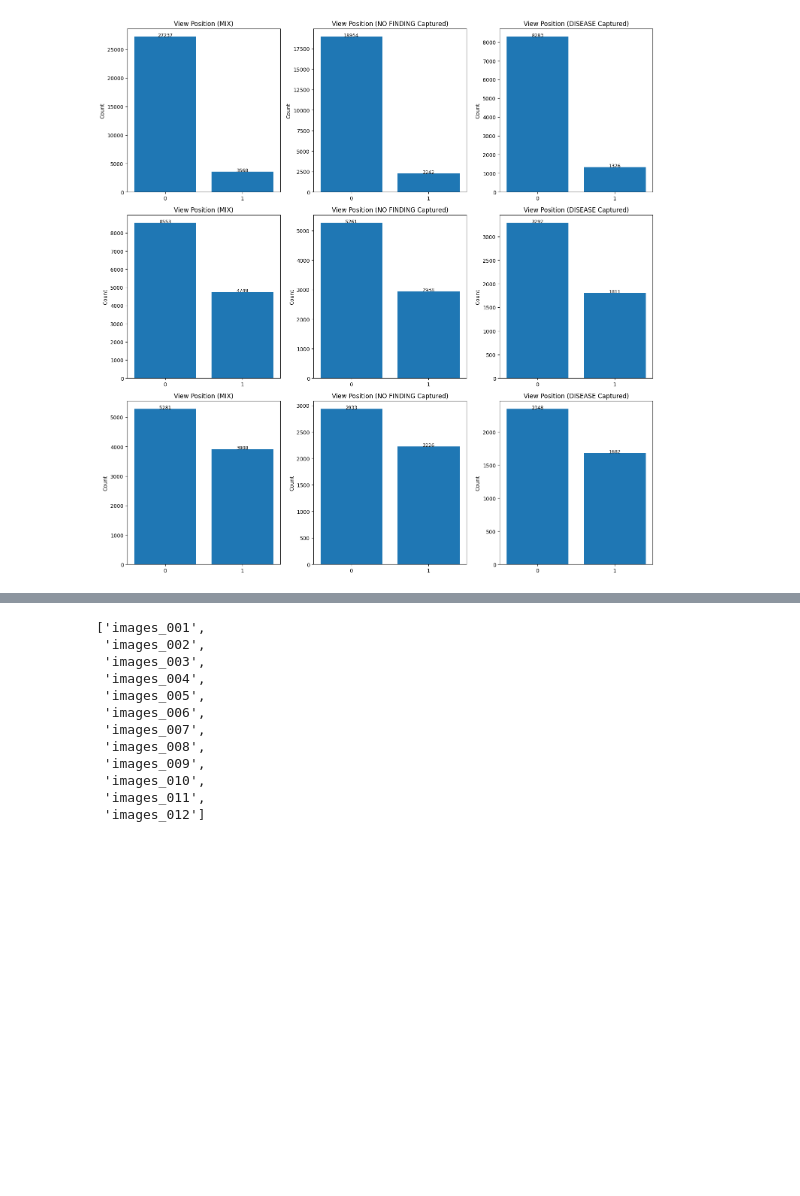
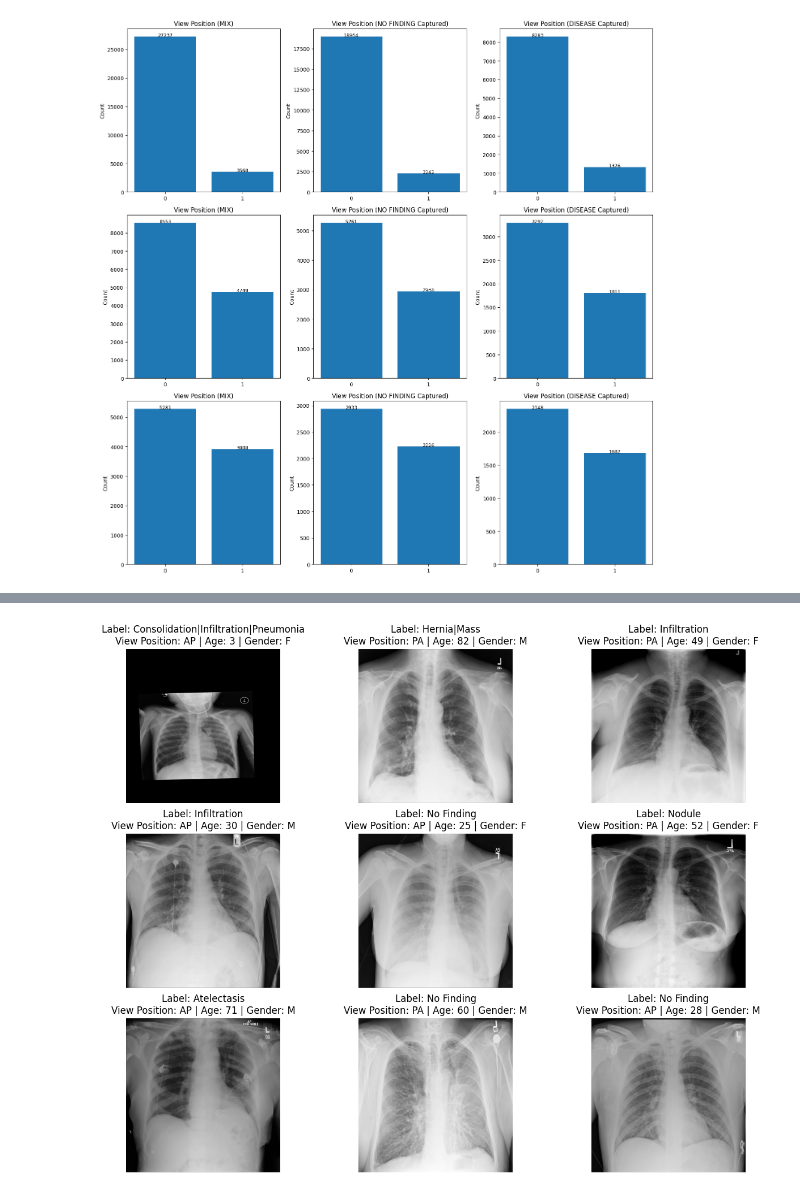
Before and after one commit to abdubakr77/chest-xray-multilabel-classification, a Jupyter notebook: notebooks/01_EDA.ipynb, the cells around one changed output, grey strips where cells are left out. Drawn from its saved outputs; the diff is of its cells as text; code cells hidden in the pictures; blank space fills up the shorter version.

```diff
--- a/notebooks/01_EDA.ipynb
+++ b/notebooks/01_EDA.ipynb
@@ -385,15 +417,21 @@ ALL_IMGS_FOLDERS = [x for x in os.listdir(DATA_PATH) if x.startswith("images_")]
 # %%
-ALL_IMGS_FOLDERS
+def Show_Sample(df):
+    _,ax = plt.subplots(3,3,figsize = (15,12))
+    ax = ax.flatten()
+
+    for i in range(9):
+        img_item = np.random.choice(df["Image Index"].values)
+        for f in ALL_FOLDERS_PATH:
+            if img_item in os.listdir(f):
+                label = df[df["Image Index"] == img_item]["Finding Labels"].values[0]
+                age = df[df["Image Index"] == img_item]["Patient Age"].values[0]
+                gender = df[df["Image Index"] == img_item]["Patient Gender"].values[0]
+                view_pos = df[df["Image Index"] == img_item]["View Position"].values[0]
+                ax[i].imshow(plt.imread(os.path.join(f,img_item)),cmap='gray')
+                ax[i].set_title(f"Label: {label}\nView Position: {view_pos} | Age: {age} | Gender: {gender}")
+                ax[i].axis("off")
+
+
+Show_Sample(df)
 # %% [output]
-['images_001',
- 'images_002',
- 'images_003',
- 'images_004',
- 'images_005',
- 'images_006',
- 'images_007',
- 'images_008',
- 'images_009',
- 'images_010',
- 'images_011',
- 'images_012']
+[figure, added]
```
Also changed, not shown: parts of 5 cells of this notebook.
